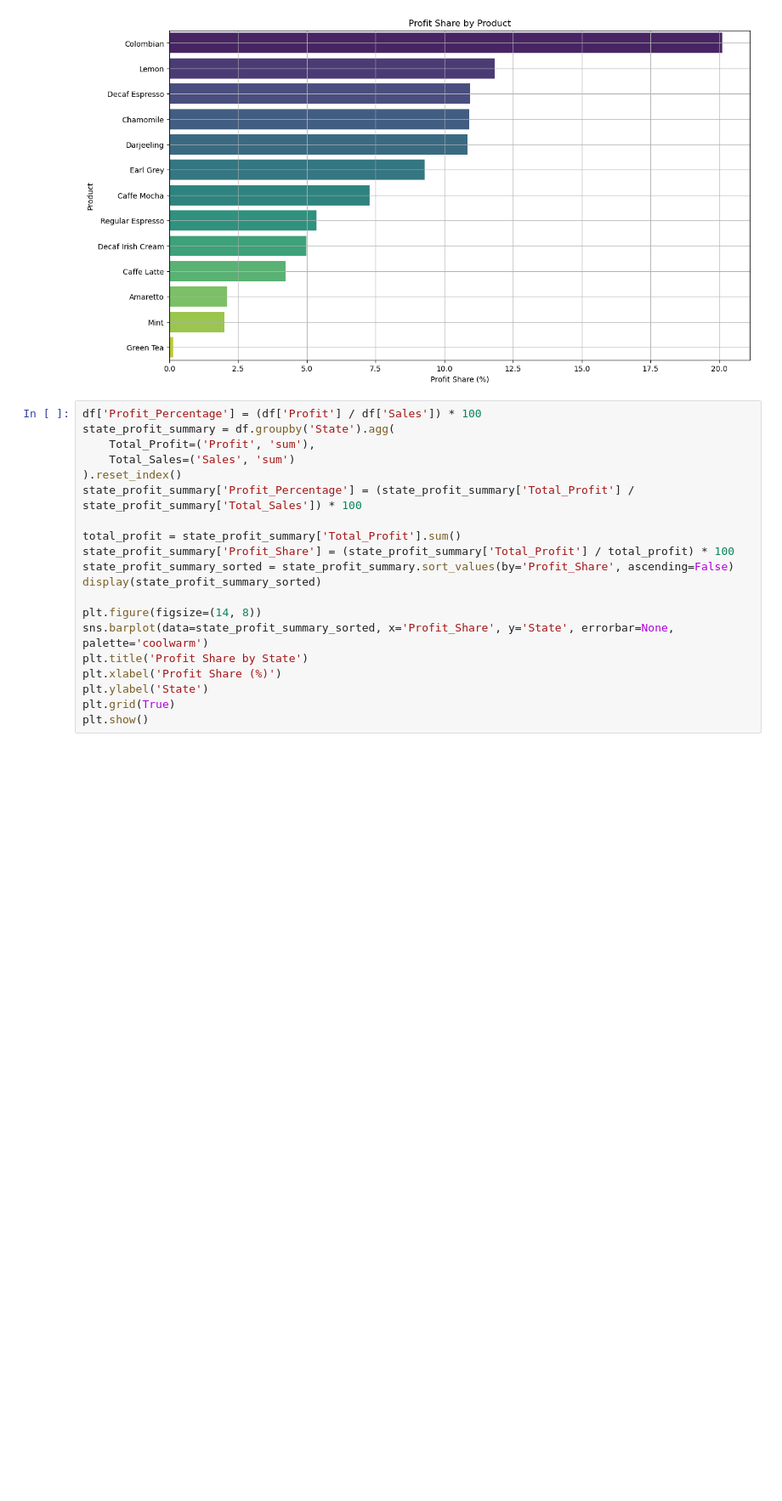
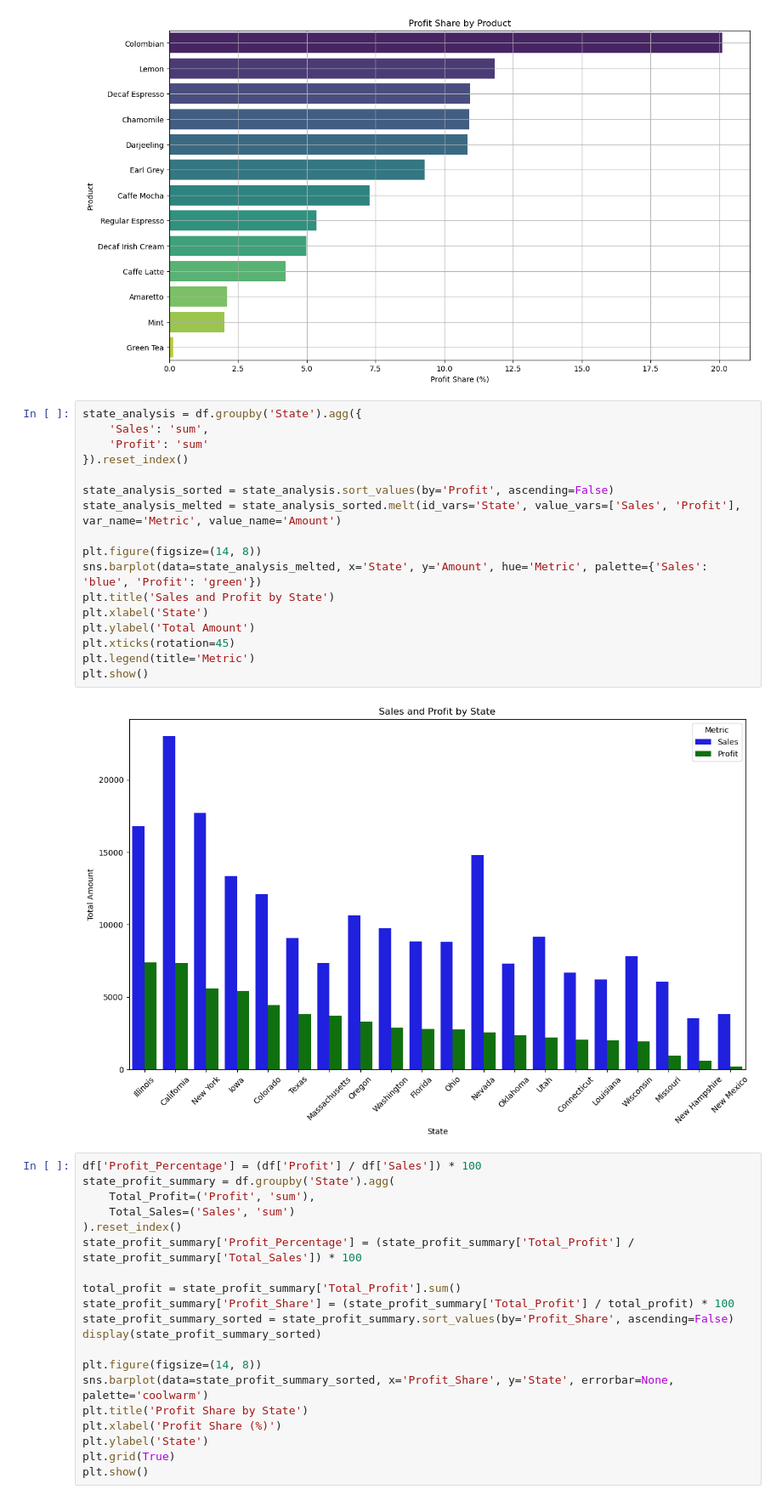
Before and after one commit to NirAvrahamoff/NProject, a Jupyter notebook: 51(FINAL).ipynb, the cells around one changed output. Shown at 85% size. Cells and saved outputs as stored; diff of their text form; blank space fills up the shorter version.

```diff
--- a/51(FINAL).ipynb
+++ b/51(FINAL).ipynb
@@ -479,6 +474,25 @@ plt.show()
 | 11 | Mint | 1286 | 8342 | 15.415967 | 1.999658 |
 | 9 | Green Tea | 89 | 8520 | 1.044601 | 0.138390 |
 [figure]
+# %%
+state_analysis = df.groupby('State').agg({
+    'Sales': 'sum',
+    'Profit': 'sum'
+}).reset_index()
+
+state_analysis_sorted = state_analysis.sort_values(by='Profit', ascending=False)
+state_analysis_melted = state_analysis_sorted.melt(id_vars='State', value_vars=['Sales', 'Profit'], var_name='Metric', value_name='Amount')
+
+plt.figure(figsize=(14, 8))
+sns.barplot(data=state_analysis_melted, x='State', y='Amount', hue='Metric', palette={'Sales': 'blue', 'Profit': 'green'})
+plt.title('Sales and Profit by State')
+plt.xlabel('State')
+plt.ylabel('Total Amount')
+plt.xticks(rotation=45)
+plt.legend(title='Metric')
+plt.show()
+# %% [output]
+[figure, added]
 # %%
 df['Profit_Percentage'] = (df['Profit'] / df['Sales']) * 100
 state_profit_summary = df.groupby('State').agg(
```
Also changed, not shown: parts of 3 cells of this notebook.
